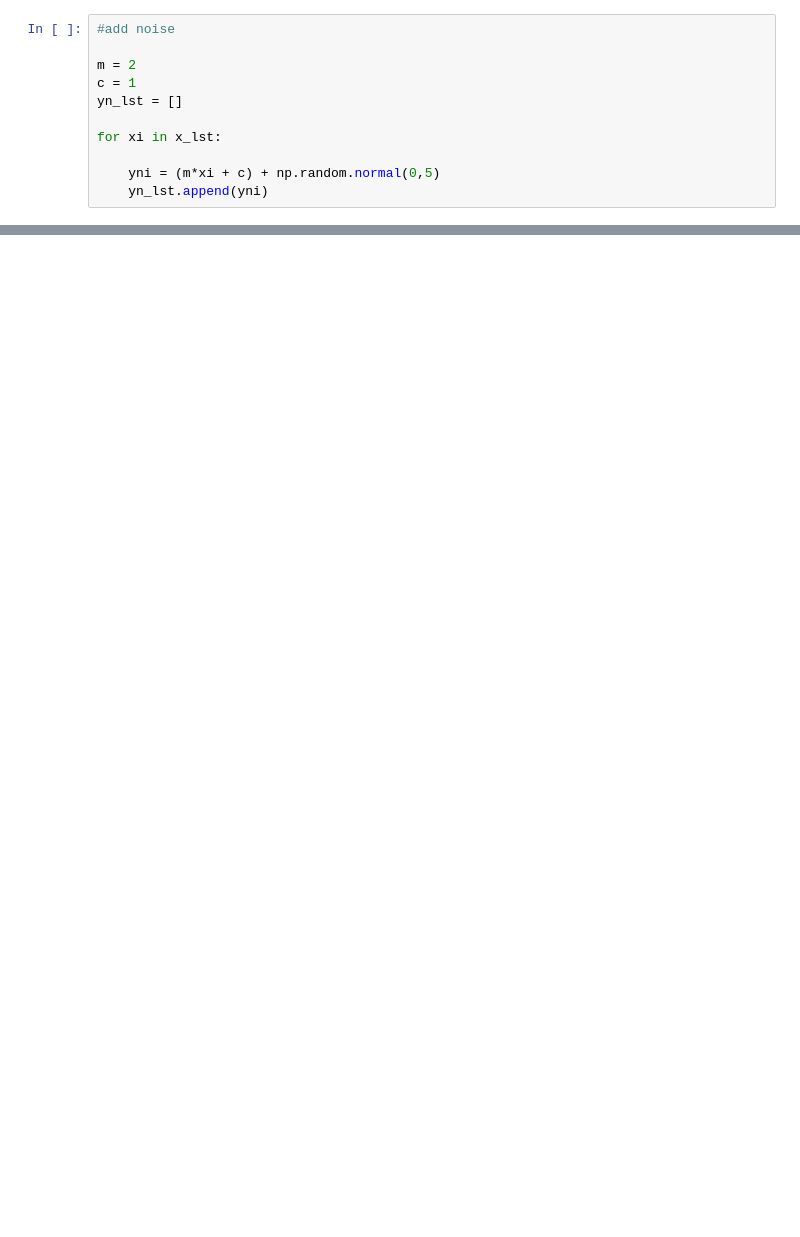
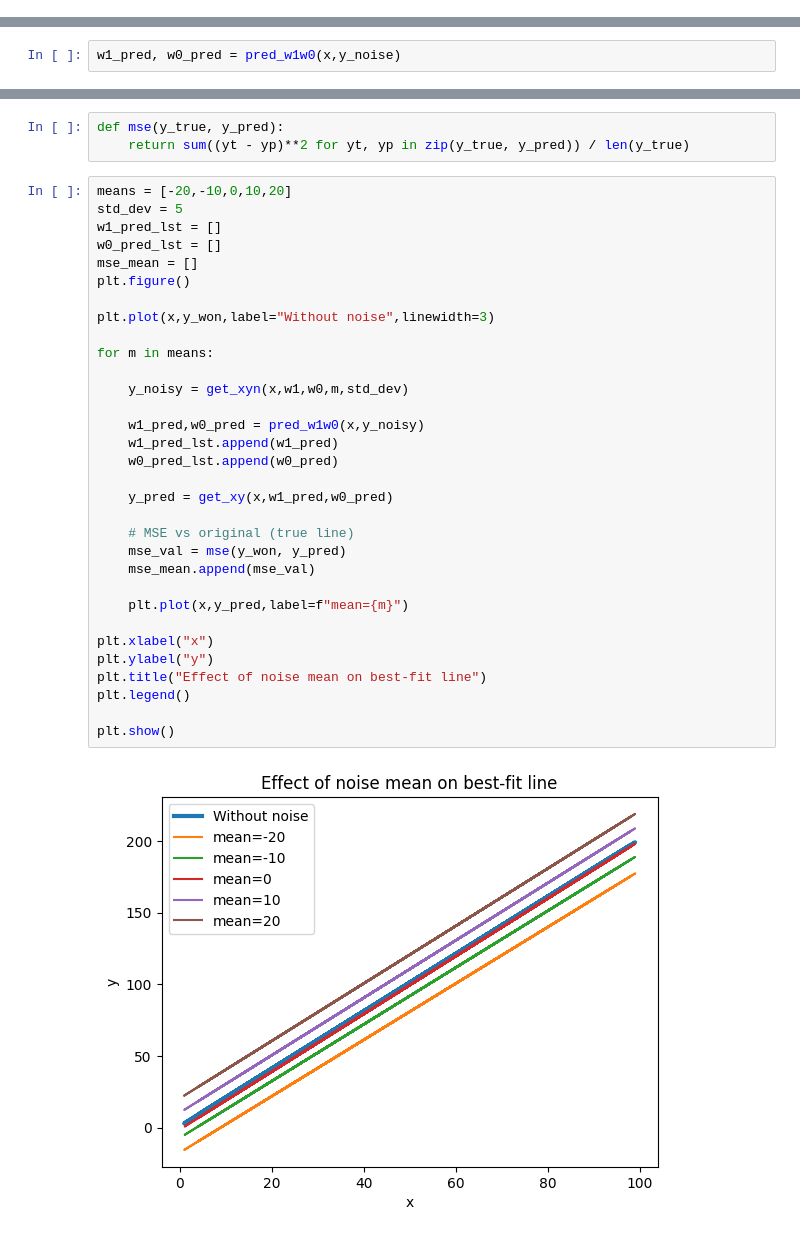
Before and after one commit to shalakathakare/Python--warmup, a Jupyter notebook: Linear regression.ipynb, the cells around one changed output, grey strips where cells are left out. Cells and saved outputs as stored; diff of their text form; blank space fills up the shorter version.

```diff
--- a/Linear regression.ipynb
+++ b/Linear regression.ipynb
@@ -47,11 +101,0 @@ print(m, m_cal, c, c_cal)
-# %%
-#add noise
-
-m = 2
-c = 1
-yn_lst = []
-
-for xi in x_lst:
-
-    yni = (m*xi + c) + np.random.normal(0,5)
-    yn_lst.append(yni)
@@ -95,0 +137,2 @@ print(c, c_cal)
+# %%
+w1_pred, w0_pred = pred_w1w0(x,y_noise)
@@ -95,0 +143,37 @@ print(c, c_cal)
+# %%
+def mse(y_true, y_pred):
+    return sum((yt - yp)**2 for yt, yp in zip(y_true, y_pred)) / len(y_true)
+# %%
+means = [-20,-10,0,10,20]
+std_dev = 5
+w1_pred_lst = []
+w0_pred_lst = []
+mse_mean = []
+plt.figure()
+
+plt.plot(x,y_won,label="Without noise",linewidth=3)
+
+for m in means:
+
+    y_noisy = get_xyn(x,w1,w0,m,std_dev)
+
+    w1_pred,w0_pred = pred_w1w0(x,y_noisy)
+    w1_pred_lst.append(w1_pred)
+    w0_pred_lst.append(w0_pred)
+
+    y_pred = get_xy(x,w1_pred,w0_pred)
+
+    # MSE vs original (true line)
+    mse_val = mse(y_won, y_pred)
+    mse_mean.append(mse_val)
+
+    plt.plot(x,y_pred,label=f"mean={m}")
+
+plt.xlabel("x")
+plt.ylabel("y")
+plt.title("Effect of noise mean on best-fit line")
+plt.legend()
+
+plt.show()
+# %% [output]
+[figure, added]
```
Also changed, not shown: parts of 26 cells of this notebook.
